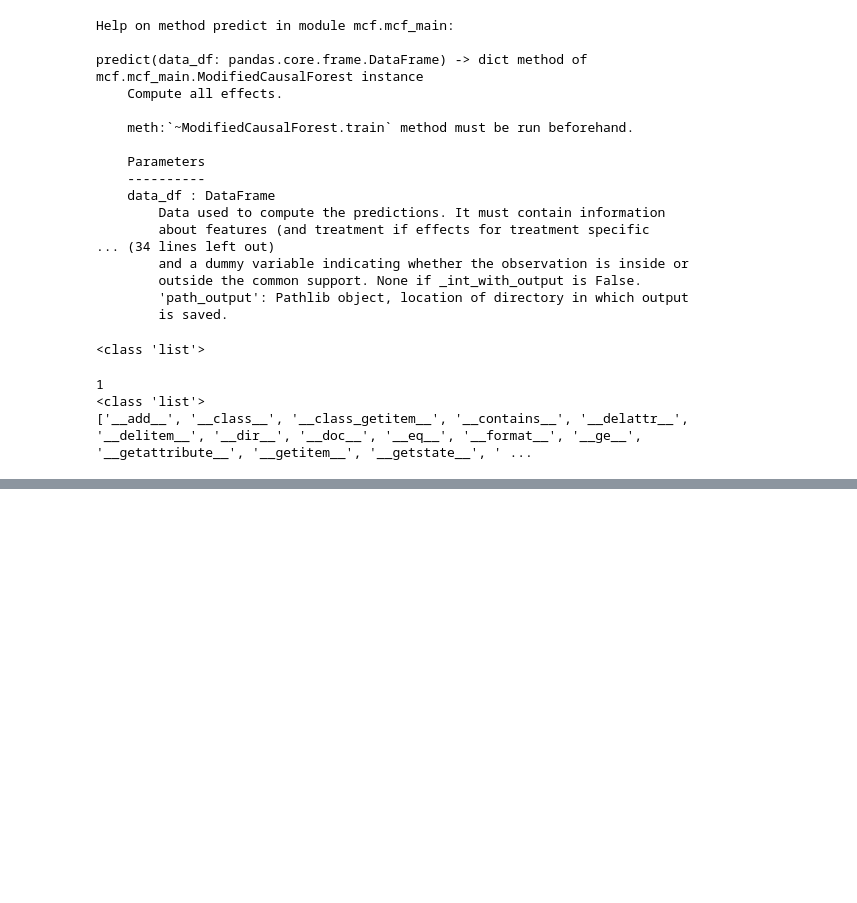
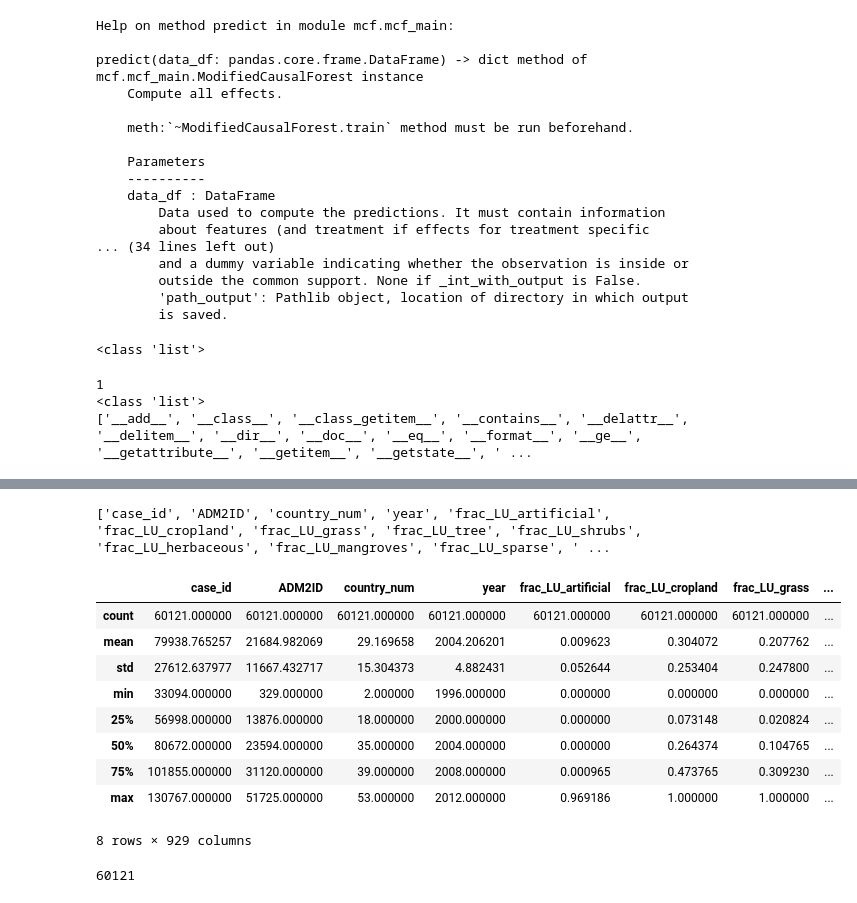
Before and after one commit to GhadaElhusseini/Masters_Thesis, a Jupyter notebook: Example_data.ipynb, the cells around one changed output, grey strips where cells are left out. Cells and saved outputs as stored; diff of their text form; code cells hidden in the pictures; blank space fills up the shorter version.

```diff
--- a/Example_data.ipynb
+++ b/Example_data.ipynb
@@ -306,0 +339,21 @@ print(dir(first_tree))  # shows all attributes of the first tree
+# %%
+print(list(df.columns))
+# %% [output]
+['case_id', 'ADM2ID', 'country_num', 'year', 'frac_LU_artificial', 'frac_LU_cropland', 'frac_LU_grass', 'frac_LU_tree', 'frac_LU_shrubs', 'frac_LU_herbaceous', 'frac_LU_mangroves', 'frac_LU_sparse', ' ...
+# %%
+df.describe()
+# %% [output]
+|  | case_id | ADM2ID | country_num | year | frac_LU_artificial | frac_LU_cropland | frac_LU_grass | ... |
+| count | 60121.000000 | 60121.000000 | 60121.000000 | 60121.000000 | 60121.000000 | 60121.000000 | 60121.000000 | ... |
+| mean | 79938.765257 | 21684.982069 | 29.169658 | 2004.206201 | 0.009623 | 0.304072 | 0.207762 | ... |
+| std | 27612.637977 | 11667.432717 | 15.304373 | 4.882431 | 0.052644 | 0.253404 | 0.247800 | ... |
+| min | 33094.000000 | 329.000000 | 2.000000 | 1996.000000 | 0.000000 | 0.000000 | 0.000000 | ... |
+| 25% | 56998.000000 | 13876.000000 | 18.000000 | 2000.000000 | 0.000000 | 0.073148 | 0.020824 | ... |
+| 50% | 80672.000000 | 23594.000000 | 35.000000 | 2004.000000 | 0.000000 | 0.264374 | 0.104765 | ... |
+| 75% | 101855.000000 | 31120.000000 | 39.000000 | 2008.000000 | 0.000965 | 0.473765 | 0.309230 | ... |
+| max | 130767.000000 | 51725.000000 | 53.000000 | 2012.000000 | 0.969186 | 1.000000 | 1.000000 | ... |
+8 rows × 929 columns
+# %%
+len(df)
+# %% [output]
+60121
```
Also changed, not shown: parts of 4 cells of this notebook, 2 other files.
